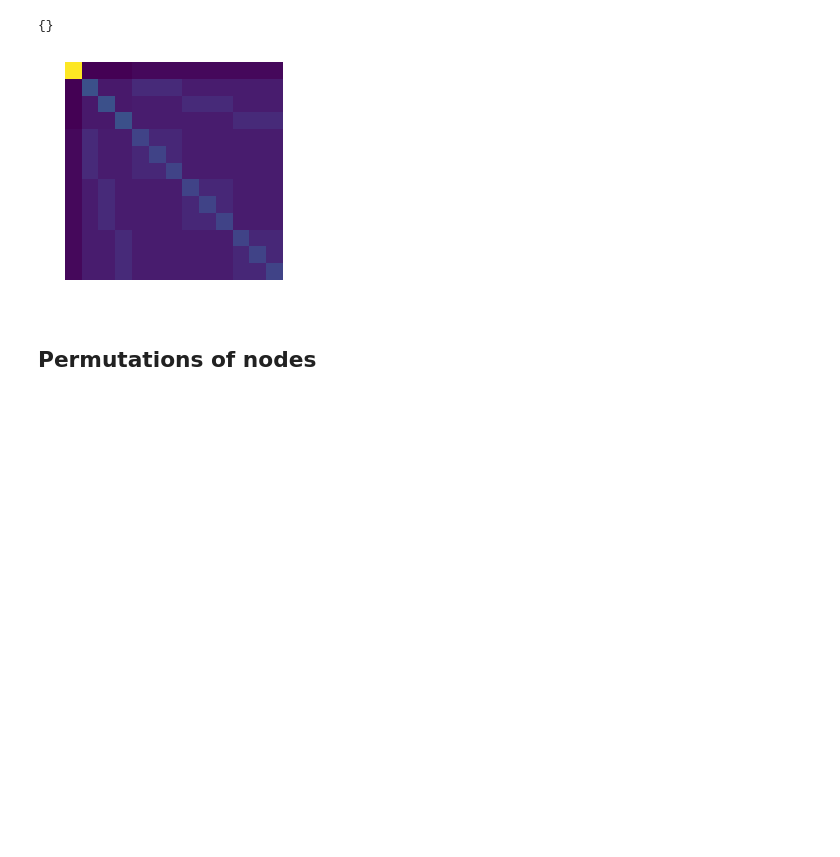
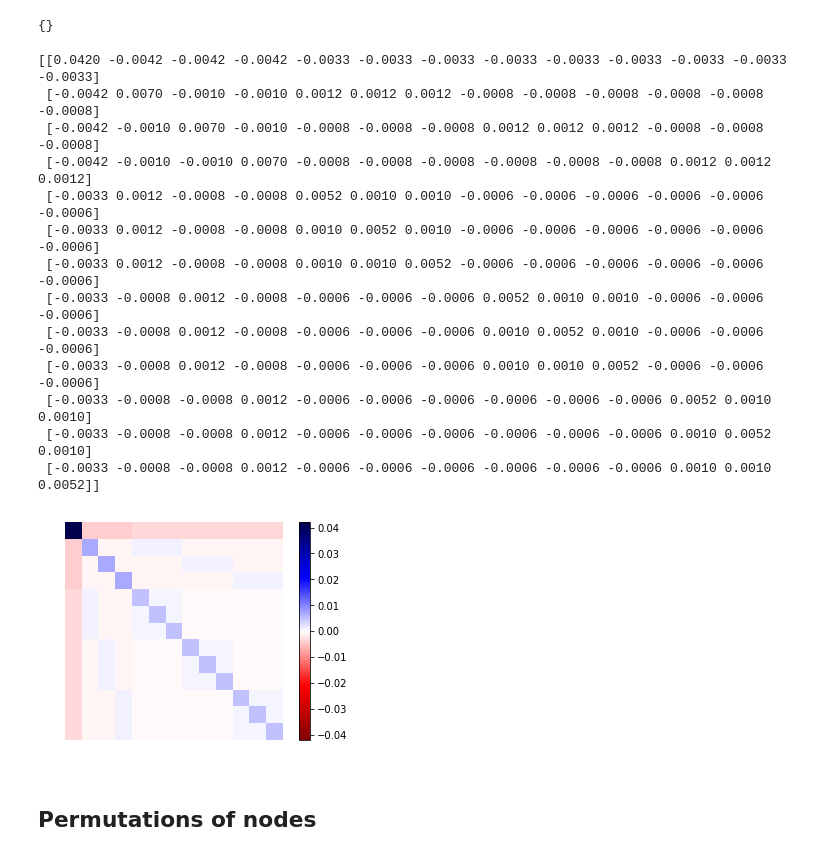
Before and after one commit to aleveren/ucsd-research, a Jupyter notebook: simple-hier-topic-model/pachinko-experiments.ipynb, the cells around one changed output. Cells and saved outputs as stored; diff of their text form; code cells hidden in the pictures; blank space fills up the shorter version.

```diff
--- a/simple-hier-topic-model/pachinko-experiments.ipynb
+++ b/simple-hier-topic-model/pachinko-experiments.ipynb
@@ -379,10 +379,26 @@ graph_diff(t3, expected)
 # %%
 # Convert co-occurrence --> covariance
 p_node = R.sum(axis=0, keepdims=True)
 C = R - p_node.T.dot(p_node)
-niceimshow(C)
+vmax = np.max(np.abs(C))
+niceimshow(C, cmap='seismic_r', vmin=-vmax, vmax=vmax)
+plt.colorbar(plt.gca().images[0]);
+niceprint(C)
 # %% [output]
+[[0.0420 -0.0042 -0.0042 -0.0042 -0.0033 -0.0033 -0.0033 -0.0033 -0.0033 -0.0033 -0.0033 -0.0033 -0.0033]
+ [-0.0042 0.0070 -0.0010 -0.0010 0.0012 0.0012 0.0012 -0.0008 -0.0008 -0.0008 -0.0008 -0.0008 -0.0008]
+ [-0.0042 -0.0010 0.0070 -0.0010 -0.0008 -0.0008 -0.0008 0.0012 0.0012 0.0012 -0.0008 -0.0008 -0.0008]
+ [-0.0042 -0.0010 -0.0010 0.0070 -0.0008 -0.0008 -0.0008 -0.0008 -0.0008 -0.0008 0.0012 0.0012 0.0012]
+ [-0.0033 0.0012 -0.0008 -0.0008 0.0052 0.0010 0.0010 -0.0006 -0.0006 -0.0006 -0.0006 -0.0006 -0.0006]
+ [-0.0033 0.0012 -0.0008 -0.0008 0.0010 0.0052 0.0010 -0.0006 -0.0006 -0.0006 -0.0006 -0.0006 -0.0006]
+ [-0.0033 0.0012 -0.0008 -0.0008 0.0010 0.0010 0.0052 -0.0006 -0.0006 -0.0006 -0.0006 -0.0006 -0.0006]
+ [-0.0033 -0.0008 0.0012 -0.0008 -0.0006 -0.0006 -0.0006 0.0052 0.0010 0.0010 -0.0006 -0.0006 -0.0006]
+ [-0.0033 -0.0008 0.0012 -0.0008 -0.0006 -0.0006 -0.0006 0.0010 0.0052 0.0010 -0.0006 -0.0006 -0.0006]
+ [-0.0033 -0.0008 0.0012 -0.0008 -0.0006 -0.0006 -0.0006 0.0010 0.0010 0.0052 -0.0006 -0.0006 -0.0006]
+ [-0.0033 -0.0008 -0.0008 0.0012 -0.0006 -0.0006 -0.0006 -0.0006 -0.0006 -0.0006 0.0052 0.0010 0.0010]
+ [-0.0033 -0.0008 -0.0008 0.0012 -0.0006 -0.0006 -0.0006 -0.0006 -0.0006 -0.0006 0.0010 0.0052 0.0010]
+ [-0.0033 -0.0008 -0.0008 0.0012 -0.0006 -0.0006 -0.0006 -0.0006 -0.0006 -0.0006 0.0010 0.0010 0.0052]]
-[figure, old version]
+[figure, new version]
 # %% [markdown]
 ## Permutations of nodes
 # %% [markdown]
```
Also changed, not shown: parts of 2 cells of this notebook.
